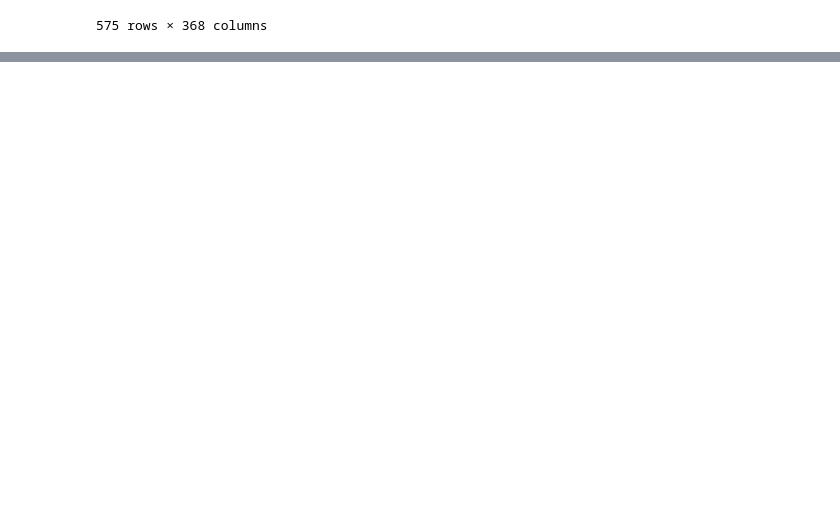
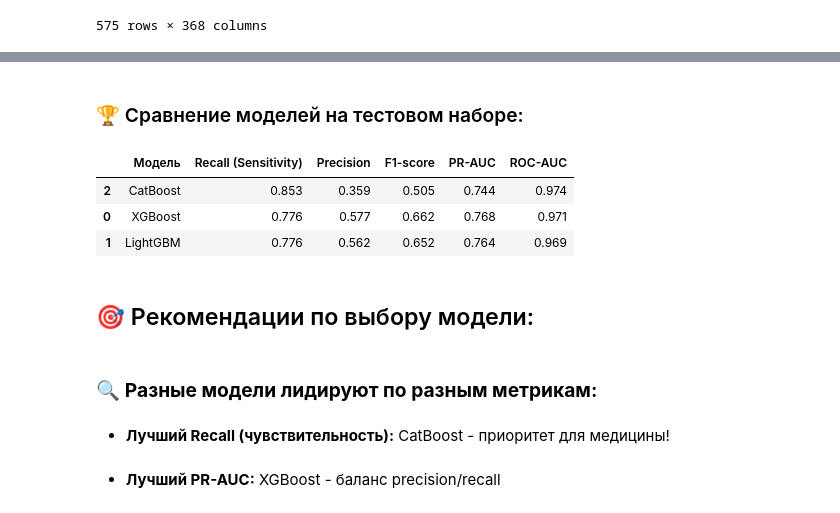
Before and after one commit to aaddssww156/phd, a Jupyter notebook: notebooks/table/data_cleaning.ipynb, the cells around one changed output, grey strips where cells are left out. Saved outputs shown, nothing was run; the diff lists cells and outputs as text; code cells hidden in the pictures; blank space fills up the shorter version.

```diff
--- a/notebooks/table/data_cleaning.ipynb
+++ b/notebooks/table/data_cleaning.ipynb
@@ -562,0 +1112,7 @@ dead
+# %%
+models_results = {}
+# %%
+model_trained, results = train_and_evaluate_model(
+    xgb_model, 'XGBoost', X_train, y_train, X_val, y_val, X_test, y_test
+)
+models_results['XGBoost'] = {'model': model_trained, 'results': results}
@@ -562,0 +1181,52 @@ dead
+# %%
+comparison_data = []
+
+for model_name, data in models_results.items():
+    results = data['results']
+    test_metrics = results['Test']
+
+    comparison_data.append({
+        'Модель': model_name,
+        'Recall (Sensitivity)': test_metrics['Recall (Sensitivity)'],
+        'Precision': test_metrics['Precision'],
+        'F1-score': test_metrics['F1-score'],
+        'PR-AUC': test_metrics['PR-AUC'],
+        'ROC-AUC': test_metrics['ROC-AUC']
+    })
+
+comparison_df = pd.DataFrame(comparison_data).sort_values('Recall (Sensitivity)', ascending=False)
+
+display(Markdown("### 🏆 Сравнение моделей на тестовом наборе:"))
+display(comparison_df.style.background_gradient(
+    cmap='Blues',
+    subset=['Recall (Sensitivity)', 'PR-AUC']
+).format({
+    'Recall (Sensitivity)': '{:.3f}',
+    'Precision': '{:.3f}',
+    'F1-score': '{:.3f}',
+    'PR-AUC': '{:.3f}',
+    'ROC-AUC': '{:.3f}'
+}))
+
+# Рекомендация по выбору модели
+best_recall_model = comparison_df.iloc[0]['Модель']
+best_pr_auc_model = comparison_df.sort_values('PR-AUC', ascending=False).iloc[0]['Модель']
+
+display(Markdown("## 🎯 Рекомендации по выбору модели:"))
+
+if best_recall_model == best_pr_auc_model:
+    display(Markdown(f"### ✅ **{best_recall_model} показала лучшие результаты по всем ключевым метрикам**"))
+else:
+    display(Markdown(f"### 🔍 **Разные модели лидируют по разным метрикам:**"))
+    display(Markdown(f"- **Лучший Recall (чувствительность):** {best_recall_model} - приоритет для медицины!"))
+    display(Markdown(f"- **Лучший PR-AUC:** {best_pr_auc_model} - баланс precision/recall"))
+# %% [output]
+### 🏆 Сравнение моделей на тестовом наборе:
+|  | Модель | Recall (Sensitivity) | Precision | F1-score | PR-AUC | ROC-AUC |
+| 2 | CatBoost | 0.853 | 0.359 | 0.505 | 0.744 | 0.974 |
+| 0 | XGBoost | 0.776 | 0.577 | 0.662 | 0.768 | 0.971 |
+| 1 | LightGBM | 0.776 | 0.562 | 0.652 | 0.764 | 0.969 |
+## 🎯 Рекомендации по выбору модели:
+### 🔍 **Разные модели лидируют по разным метрикам:**
+- **Лучший Recall (чувствительность):** CatBoost - приоритет для медицины!
+- **Лучший PR-AUC:** XGBoost - баланс precision/recall
```
Also changed, not shown: parts of 47 cells of this notebook.
